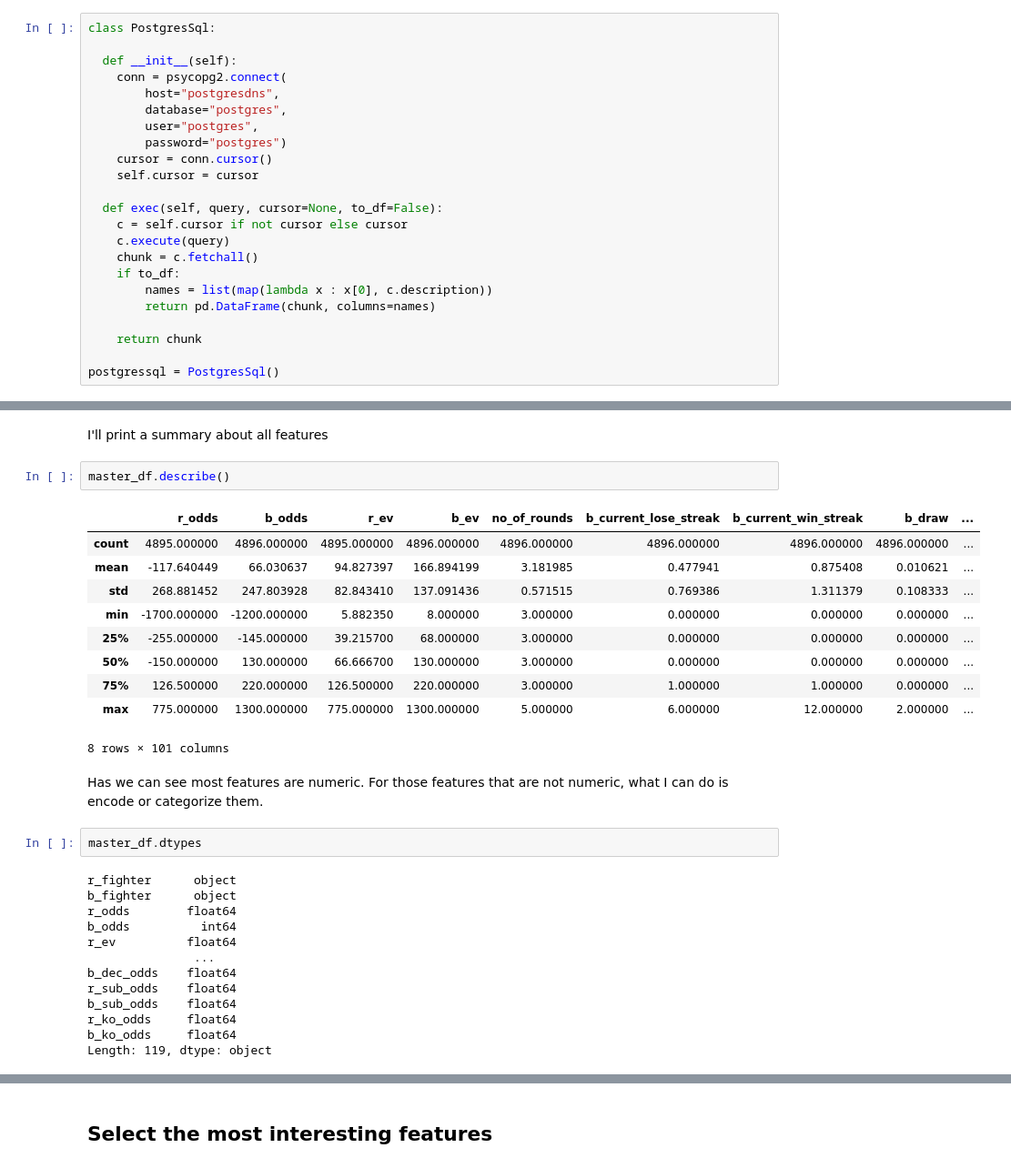
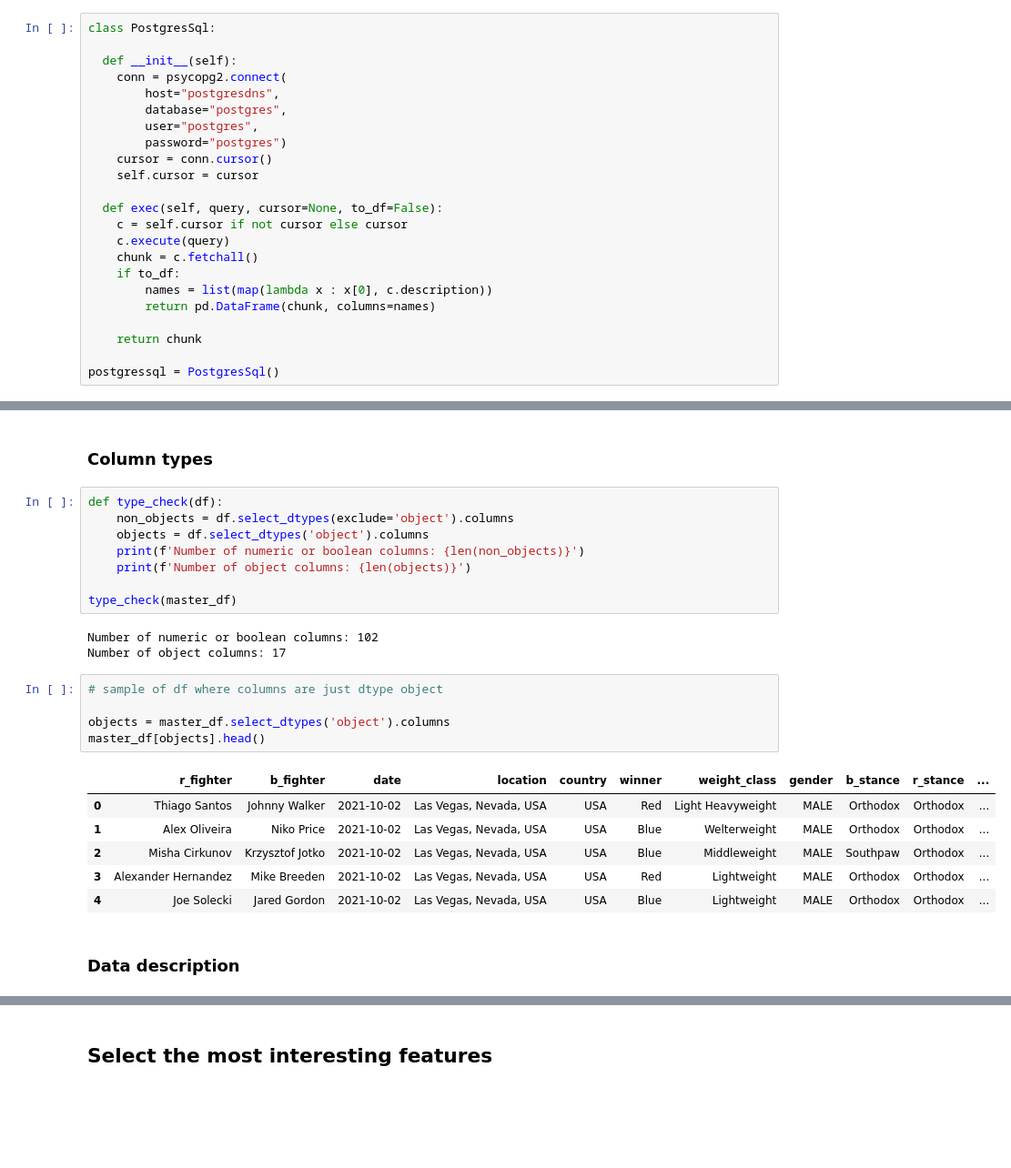
Before and after one commit to wilberquito/UFC-winner-predictor, a Jupyter notebook: lab/notebooks/ufc.ipynb, the cells around one changed output, grey strips where cells are left out. Shown at 91% size. Saved outputs shown, nothing was run; the diff lists cells and outputs as text; blank space fills up the shorter version.

```diff
--- a/lab/notebooks/ufc.ipynb
+++ b/lab/notebooks/ufc.ipynb
@@ -105,32 +72,27 @@ Upcomming winners
-# %% [markdown]
-I'll print a summary about all features
-# %%
-master_df.describe()
-# %% [output]
-|  | r_odds | b_odds | r_ev | b_ev | no_of_rounds | b_current_lose_streak | b_current_win_streak | b_draw | ... |
-| count | 4895.000000 | 4896.000000 | 4895.000000 | 4896.000000 | 4896.000000 | 4896.000000 | 4896.000000 | 4896.000000 | ... |
-| mean | -117.640449 | 66.030637 | 94.827397 | 166.894199 | 3.181985 | 0.477941 | 0.875408 | 0.010621 | ... |
-| std | 268.881452 | 247.803928 | 82.843410 | 137.091436 | 0.571515 | 0.769386 | 1.311379 | 0.108333 | ... |
-| min | -1700.000000 | -1200.000000 | 5.882350 | 8.000000 | 3.000000 | 0.000000 | 0.000000 | 0.000000 | ... |
-| 25% | -255.000000 | -145.000000 | 39.215700 | 68.000000 | 3.000000 | 0.000000 | 0.000000 | 0.000000 | ... |
-| 50% | -150.000000 | 130.000000 | 66.666700 | 130.000000 | 3.000000 | 0.000000 | 0.000000 | 0.000000 | ... |
-| 75% | 126.500000 | 220.000000 | 126.500000 | 220.000000 | 3.000000 | 1.000000 | 1.000000 | 0.000000 | ... |
-| max | 775.000000 | 1300.000000 | 775.000000 | 1300.000000 | 5.000000 | 6.000000 | 12.000000 | 2.000000 | ... |
-8 rows × 101 columns
 # %% [markdown]
-Has we can see most features are numeric. For those features that are not numeric, what I can do is encode or categorize them.
+### Column types
 # %%
-master_df.dtypes
+def type_check(df):
+    non_objects = df.select_dtypes(exclude='object').columns
+    objects = df.select_dtypes('object').columns
+    print(f'Number of numeric or boolean columns: {len(non_objects)}')
+    print(f'Number of object columns: {len(objects)}')
+
+type_check(master_df)
 # %% [output]
-r_fighter      object
-b_fighter      object
-r_odds        float64
-b_odds          int64
-r_ev          float64
-               ...
-b_dec_odds    float64
-r_sub_odds    float64
-b_sub_odds    float64
-r_ko_odds     float64
-b_ko_odds     float64
-Length: 119, dtype: object
+Number of numeric or boolean columns: 102
+Number of object columns: 17
+# %%
+# sample of df where columns are just dtype object
+
+objects = master_df.select_dtypes('object').columns
+master_df[objects].head()
+# %% [output]
+|  | r_fighter | b_fighter | date | location | country | winner | weight_class | gender | b_stance | r_stance | ... |
+| 0 | Thiago Santos | Johnny Walker | 2021-10-02 | Las Vegas, Nevada, USA | USA | Red | Light Heavyweight | MALE | Orthodox | Orthodox | ... |
+| 1 | Alex Oliveira | Niko Price | 2021-10-02 | Las Vegas, Nevada, USA | USA | Blue | Welterweight | MALE | Orthodox | Orthodox | ... |
+| 2 | Misha Cirkunov | Krzysztof Jotko | 2021-10-02 | Las Vegas, Nevada, USA | USA | Blue | Middleweight | MALE | Southpaw | Orthodox | ... |
+| 3 | Alexander Hernandez | Mike Breeden | 2021-10-02 | Las Vegas, Nevada, USA | USA | Red | Lightweight | MALE | Orthodox | Orthodox | ... |
+| 4 | Joe Solecki | Jared Gordon | 2021-10-02 | Las Vegas, Nevada, USA | USA | Blue | Lightweight | MALE | Orthodox | Orthodox | ... |
+# %% [markdown]
+### Data description
```
Also changed, not shown: parts of 68 cells of this notebook.
